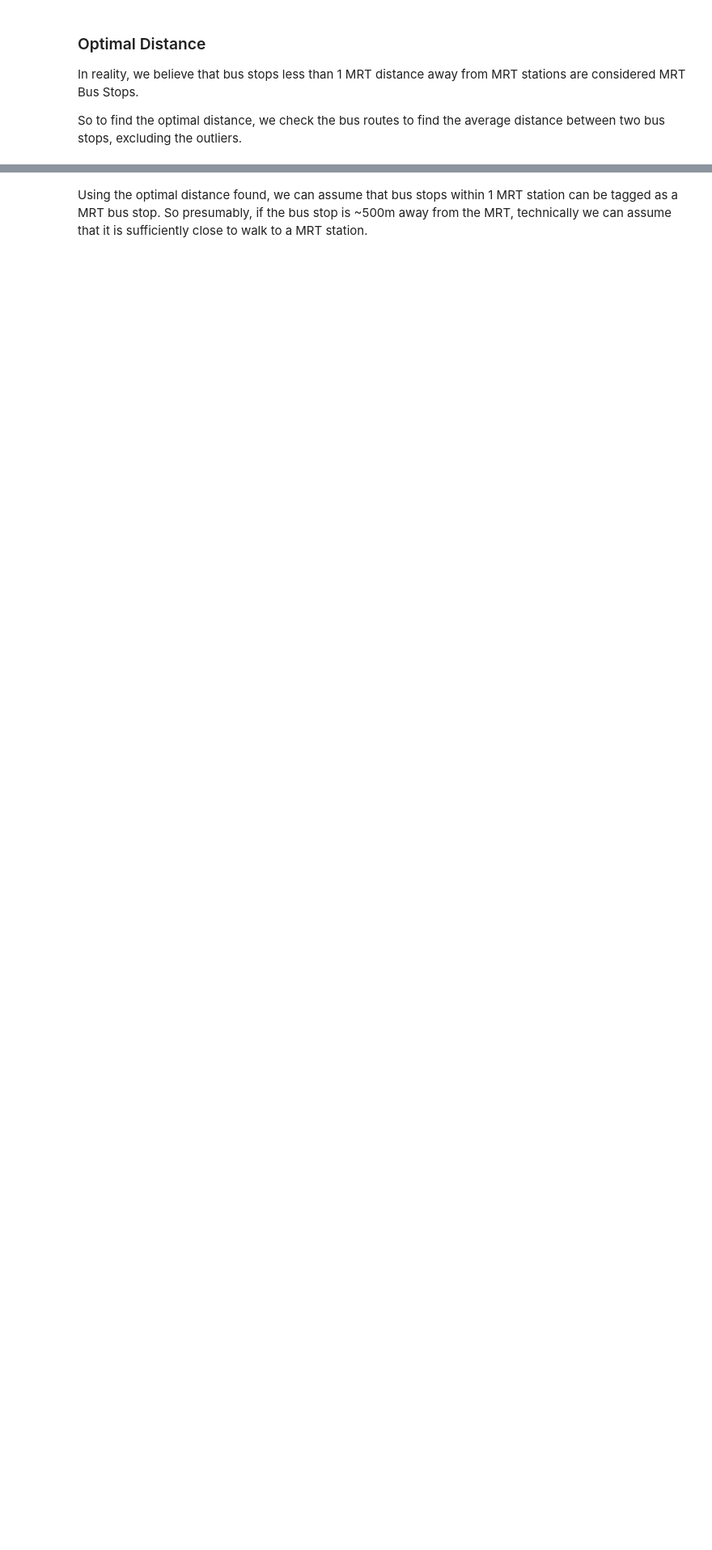
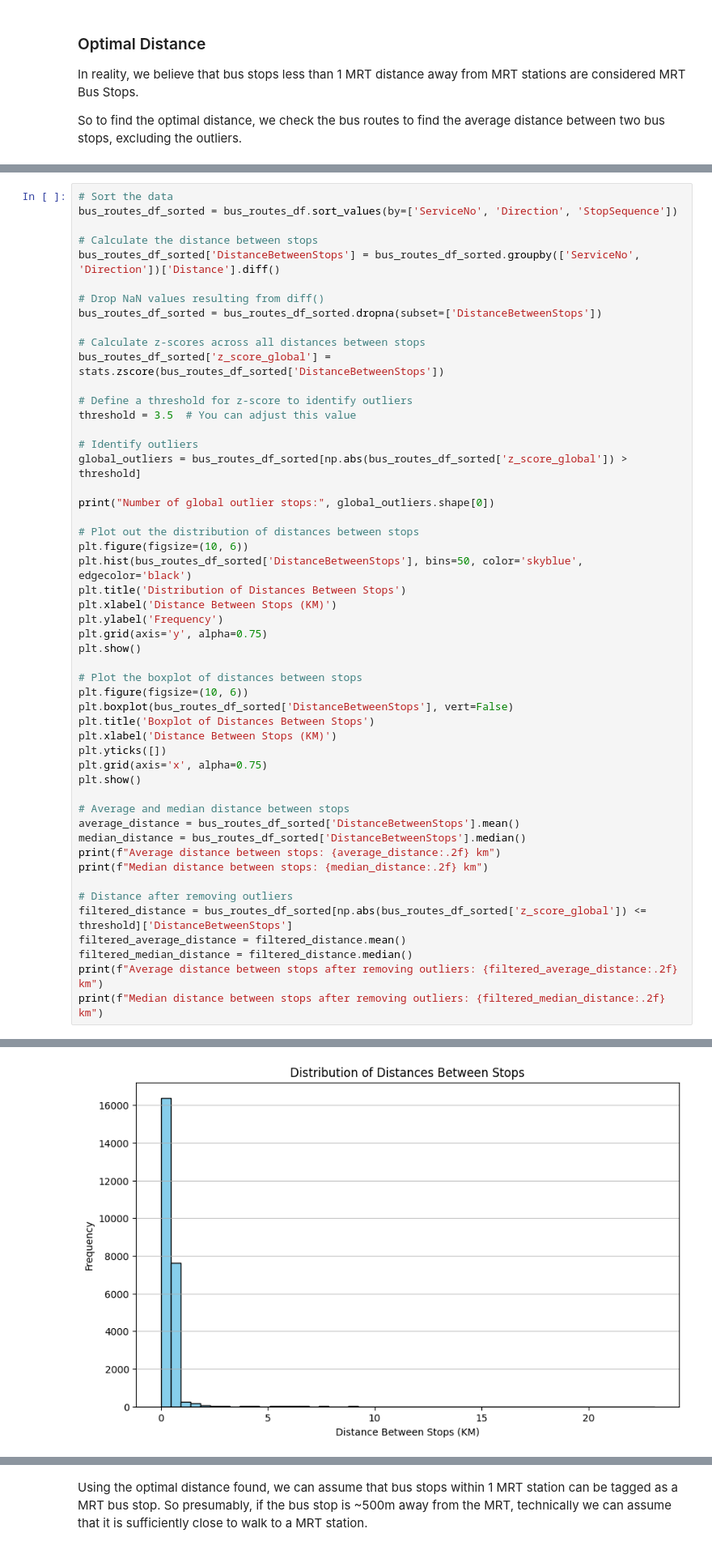
Before and after one commit to DSA4264/project, a Jupyter notebook: main.ipynb, the cells around one changed output, grey strips where cells are left out. Shown: that part at 81% size. Cells and saved outputs as stored; diff of their text form; blank space fills up the shorter version.

```diff
--- a/main.ipynb
+++ b/main.ipynb
@@ -338,0 +296,52 @@ Mean Distance between stops after filtering: 512.75 m
+# %%
+# Sort the data
+bus_routes_df_sorted = bus_routes_df.sort_values(by=['ServiceNo', 'Direction', 'StopSequence'])
+
+# Calculate the distance between stops
+bus_routes_df_sorted['DistanceBetweenStops'] = bus_routes_df_sorted.groupby(['ServiceNo', 'Direction'])['Distance'].diff()
+
+# Drop NaN values resulting from diff()
+bus_routes_df_sorted = bus_routes_df_sorted.dropna(subset=['DistanceBetweenStops'])
+
+# Calculate z-scores across all distances between stops
+bus_routes_df_sorted['z_score_global'] = stats.zscore(bus_routes_df_sorted['DistanceBetweenStops'])
+
+# Define a threshold for z-score to identify outliers
+threshold = 3.5  # You can adjust this value
+
+# Identify outliers
+global_outliers = bus_routes_df_sorted[np.abs(bus_routes_df_sorted['z_score_global']) > threshold]
+
+print("Number of global outlier stops:", global_outliers.shape[0])
+
+# Plot out the distribution of distances between stops
+plt.figure(figsize=(10, 6))
+plt.hist(bus_routes_df_sorted['DistanceBetweenStops'], bins=50, color='skyblue', edgecolor='black')
+plt.title('Distribution of Distances Between Stops')
+plt.xlabel('Distance Between Stops (KM)')
+plt.ylabel('Frequency')
+plt.grid(axis='y', alpha=0.75)
+plt.show()
+
+# Plot the boxplot of distances between stops
+plt.figure(figsize=(10, 6))
+plt.boxplot(bus_routes_df_sorted['DistanceBetweenStops'], vert=False)
+plt.title('Boxplot of Distances Between Stops')
+plt.xlabel('Distance Between Stops (KM)')
+plt.yticks([])
+plt.grid(axis='x', alpha=0.75)
+plt.show()
+
+# Average and median distance between stops
+average_distance = bus_routes_df_sorted['DistanceBetweenStops'].mean()
+median_distance = bus_routes_df_sorted['DistanceBetweenStops'].median()
+print(f"Average distance between stops: {average_distance:.2f} km")
+print(f"Median distance between stops: {median_distance:.2f} km")
+
+# Distance after removing outliers
+filtered_distance = bus_routes_df_sorted[np.abs(bus_routes_df_sorted['z_score_global']) <= threshold]['DistanceBetweenStops']
+filtered_average_distance = filtered_distance.mean()
+filtered_median_distance = filtered_distance.median()
+print(f"Average distance between stops after removing outliers: {filtered_average_distance:.2f} km")
+print(f"Median distance between stops after removing outliers: {filtered_median_distance:.2f} km")
+# %% [output]
@@ -338,0 +349 @@ Mean Distance between stops after filtering: 512.75 m
+[figure, added]
```
Also changed, not shown: parts of 11 cells of this notebook.
